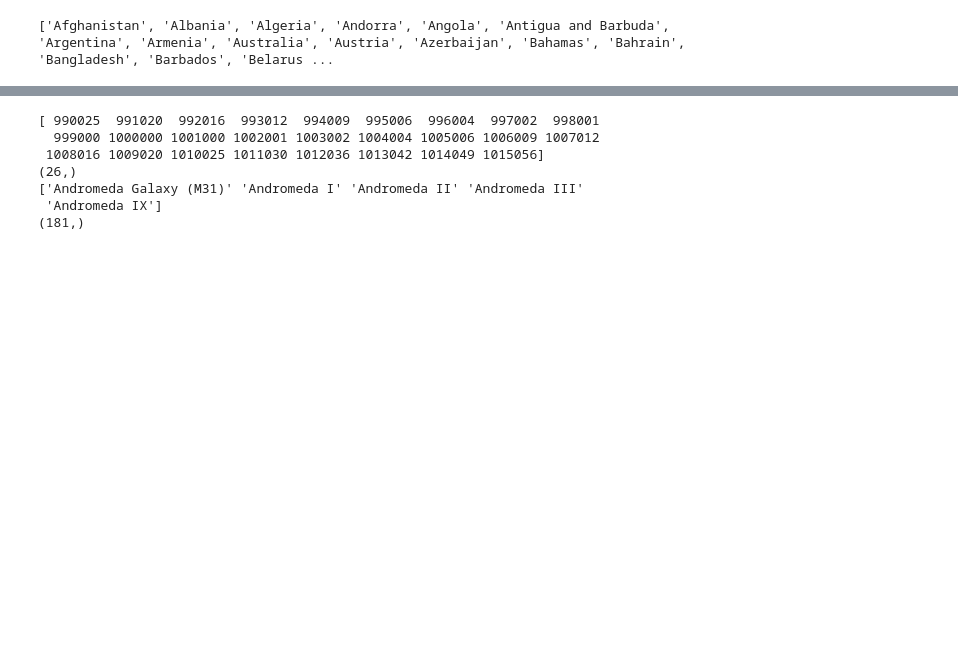
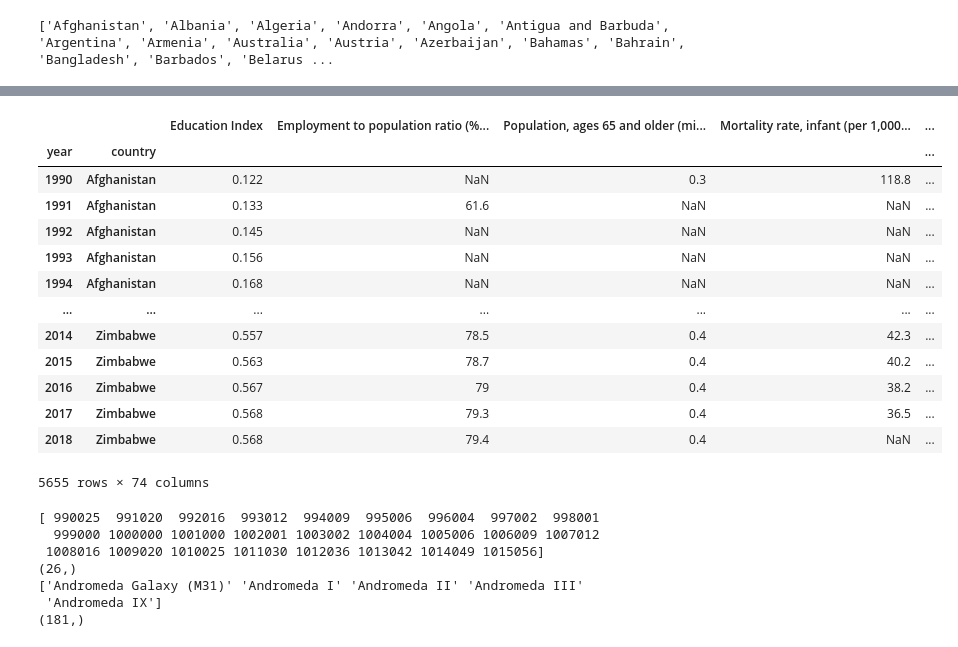
Before and after one commit to D1nay/prohack2020, a Jupyter notebook: Mapping countries to galaxies.ipynb, the cells around one changed output, grey strips where cells are left out. Drawn from its saved outputs; the diff is of its cells as text; code cells hidden in the pictures; blank space fills up the shorter version.

```diff
--- a/Mapping countries to galaxies.ipynb
+++ b/Mapping countries to galaxies.ipynb
@@ -221 +322,18 @@ undp_data = pd.DataFrame(None, index = undp_ind)
+# %%
+undp_collated
+# %% [output]
+|  |  | Education Index | Employment to population ratio (%... | Population, ages 65 and older (mi... | Mortality rate, infant (per 1,000... | ... |
+| year | country |  |  |  |  | ... |
+| 1990 | Afghanistan | 0.122 | NaN | 0.3 | 118.8 | ... |
+| 1991 | Afghanistan | 0.133 | 61.6 | NaN | NaN | ... |
+| 1992 | Afghanistan | 0.145 | NaN | NaN | NaN | ... |
+| 1993 | Afghanistan | 0.156 | NaN | NaN | NaN | ... |
+| 1994 | Afghanistan | 0.168 | NaN | NaN | NaN | ... |
+| ... | ... | ... | ... | ... | ... | ... |
+| 2014 | Zimbabwe | 0.557 | 78.5 | 0.4 | 42.3 | ... |
+| 2015 | Zimbabwe | 0.563 | 78.7 | 0.4 | 40.2 | ... |
+| 2016 | Zimbabwe | 0.567 | 79 | 0.4 | 38.2 | ... |
+| 2017 | Zimbabwe | 0.568 | 79.3 | 0.4 | 36.5 | ... |
+| 2018 | Zimbabwe | 0.568 | 79.4 | 0.4 | NaN | ... |
+5655 rows × 74 columns
 # %%
```
Also changed, not shown: parts of 13 cells of this notebook.
